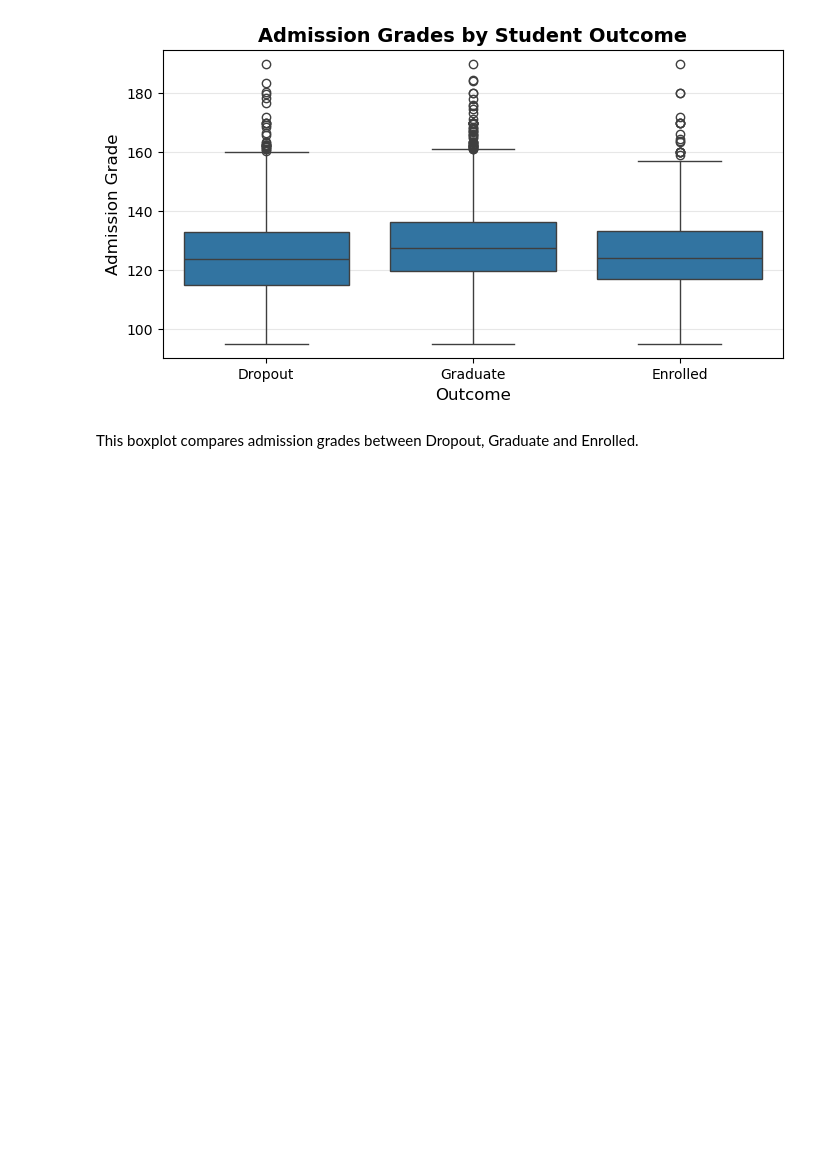
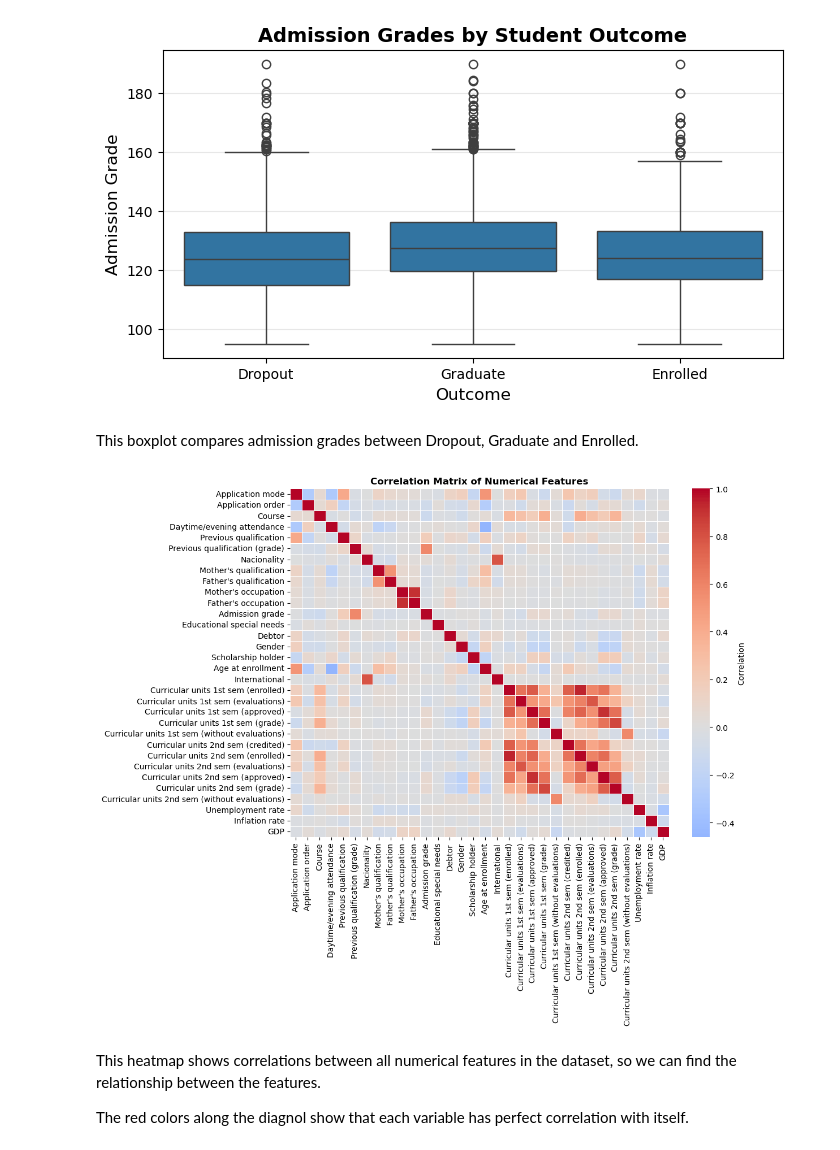
Before and after one commit to sba25155-isabella/CA-1---project-proposal---Isabella-Gubitoso, a Jupyter notebook: Data preparation ok/IsabellaGubitoso_DPrepHDip_CA1.ipynb, the cells around one changed output. Drawn from its saved outputs; the diff is of its cells as text; code cells hidden in the pictures; blank space fills up the shorter version.

Commit message:
correlation added

```diff
--- a/Data preparation ok/IsabellaGubitoso_DPrepHDip_CA1.ipynb
+++ b/Data preparation ok/IsabellaGubitoso_DPrepHDip_CA1.ipynb
@@ -238,4 +238,15 @@ plt.show()
 # %% [markdown]
 This boxplot compares admission grades between Dropout, Graduate and Enrolled.
 # %%
-plt
+plt.figure(figsize=(12,10))
+numeric_cols = df.select_dtypes(include=['int64', 'float64'])
+sns.heatmap(numeric_cols.corr(), cmap='coolwarm', center=0, annot=False, linewidths=0.5, cbar_kws={'label': 'Correlation'})
+plt.title('Correlation Matrix of Numerical Features', fontsize=12, fontweight='bold')
+plt.tight_layout()
+plt.show()
+# %% [output]
+[figure, added]
+# %% [markdown]
+This heatmap shows correlations between all numerical features in the dataset, so we can find the relationship between the features.
+
+The red colors along the diagnol show that each variable has perfect correlation with itself.
```
